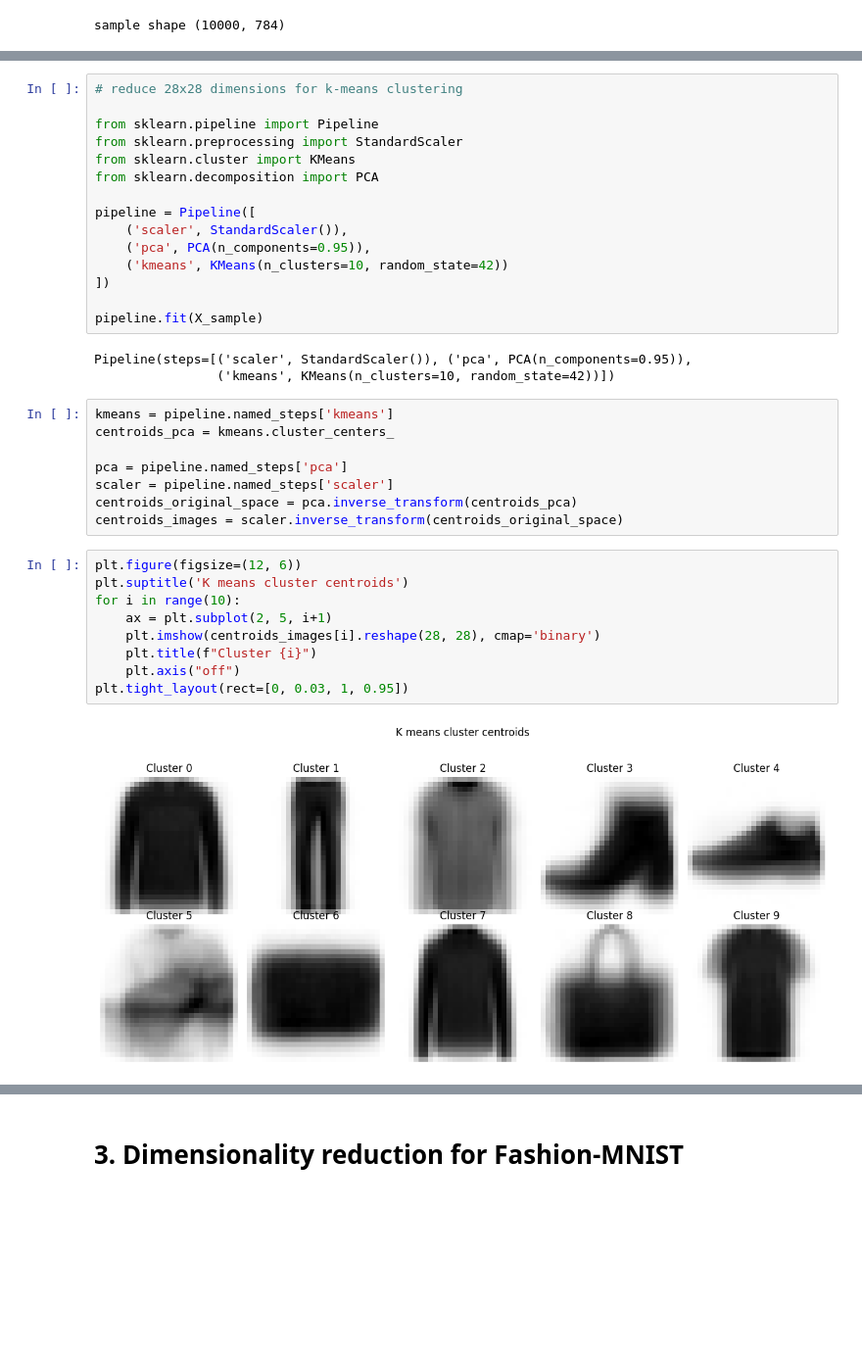
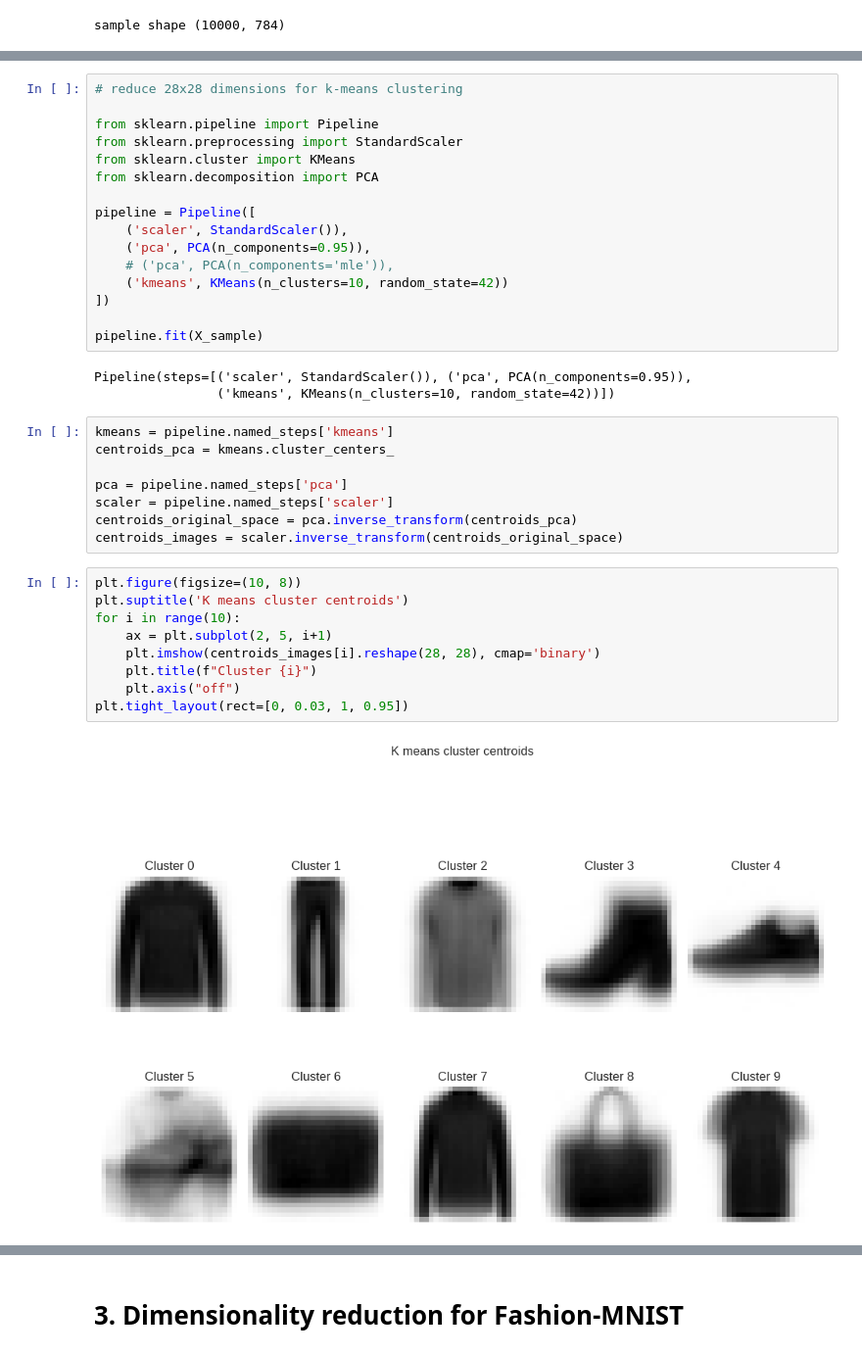
Before and after one commit to deskk/MIS_project2, a Jupyter notebook: project2.ipynb, the cells around one changed output, grey strips where cells are left out. Shown at 98% size. Cells and saved outputs as stored; diff of their text form; blank space fills up the shorter version.

```diff
--- a/project2.ipynb
+++ b/project2.ipynb
@@ -184,6 +184,7 @@ from sklearn.decomposition import PCA
 pipeline = Pipeline([
     ('scaler', StandardScaler()),
     ('pca', PCA(n_components=0.95)),
+    # ('pca', PCA(n_components='mle')),
     ('kmeans', KMeans(n_clusters=10, random_state=42))
 ])
 
@@ -200,15 +201,15 @@ scaler = pipeline.named_steps['scaler']
 centroids_original_space = pca.inverse_transform(centroids_pca)
 centroids_images = scaler.inverse_transform(centroids_original_space)
 # %%
-plt.figure(figsize=(12, 6))
+plt.figure(figsize=(10, 8))
 plt.suptitle('K means cluster centroids')
 for i in range(10):
     ax = plt.subplot(2, 5, i+1)
     plt.imshow(centroids_images[i].reshape(28, 28), cmap='binary')
     plt.title(f"Cluster {i}")
     plt.axis("off")
 plt.tight_layout(rect=[0, 0.03, 1, 0.95])
 # %% [output]
-[figure, old version]
+[figure, new version]
 # %%
 labels = kmeans.labels_
```
Also changed, not shown: parts of 11 cells of this notebook.
